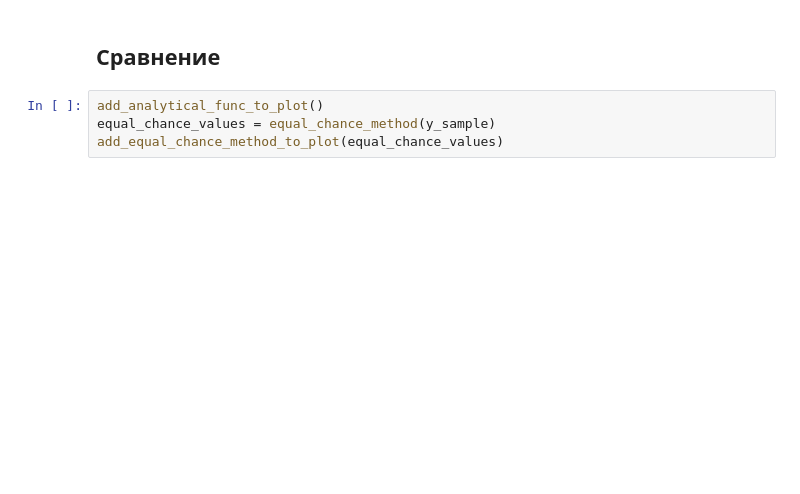
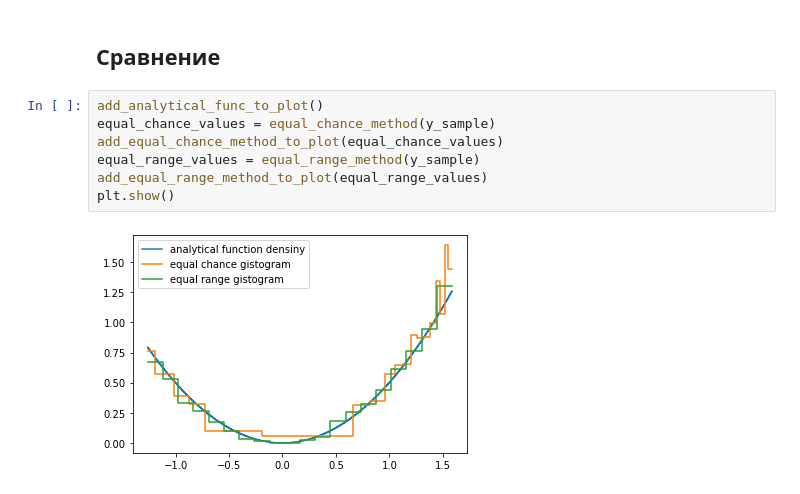
Before and after one commit to 4llower/BSUIR-Labs, a Jupyter notebook: 4-term(Statistics)/task#2(gistogrames)/main.ipynb, the cells around one changed output. Cells and saved outputs as stored; diff of their text form; blank space fills up the shorter version.

```diff
--- a/4-term(Statistics)/task#2(gistogrames)/main.ipynb
+++ b/4-term(Statistics)/task#2(gistogrames)/main.ipynb
@@ -154,4 +202,9 @@ plt.show()
 # %%
 add_analytical_func_to_plot()
 equal_chance_values = equal_chance_method(y_sample)
 add_equal_chance_method_to_plot(equal_chance_values)
+equal_range_values = equal_range_method(y_sample)
+add_equal_range_method_to_plot(equal_range_values)
+plt.show()
+# %% [output]
+[figure, added]
```
Also changed, not shown: parts of 7 cells of this notebook, 1 other file.
